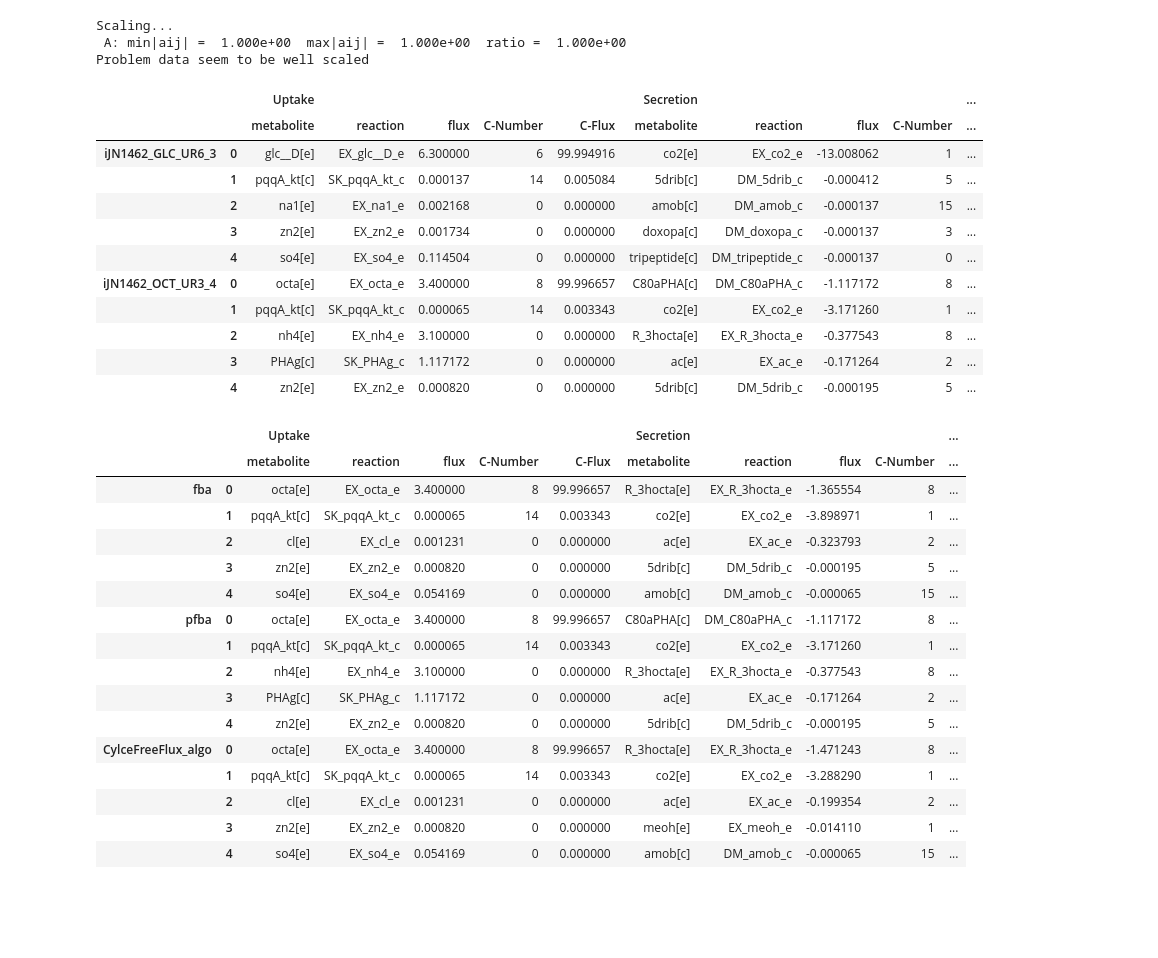
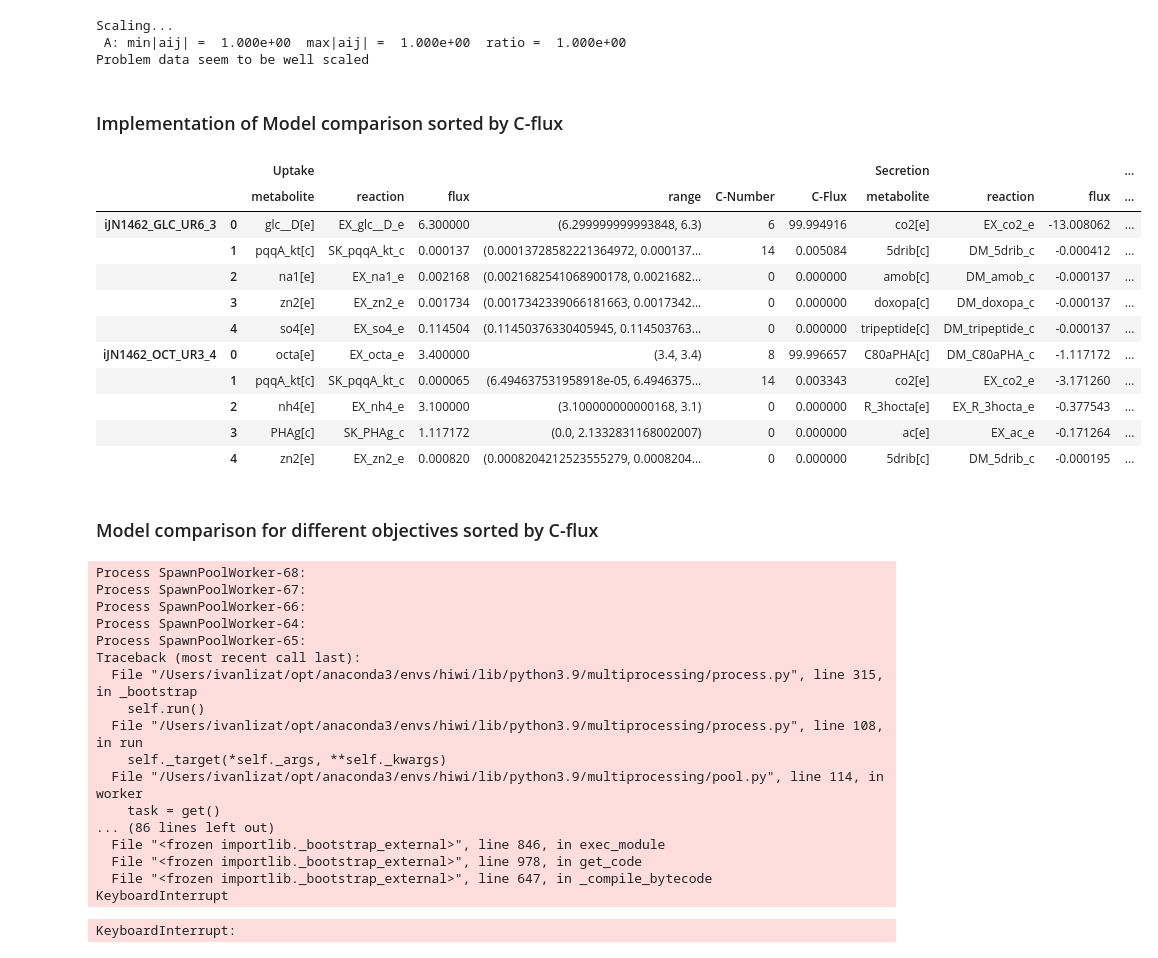
Before and after one commit to lizat-i/PseudomonasPutidaCobraPy, a Jupyter notebook: main.ipynb, the cells around one changed output. Saved outputs shown, nothing was run; the diff lists cells and outputs as text; code cells hidden in the pictures; blank space fills up the shorter version.

```diff
--- a/main.ipynb
+++ b/main.ipynb
@@ -20,23 +20,23 @@ if 'modelDict' not in locals():
 Scaling...
  A: min|aij| =  1.000e+00  max|aij| =  1.000e+00  ratio =  1.000e+00
 Problem data seem to be well scaled
+# %% [markdown]
+### Implementation of Model comparison sorted by C-flux
 # %%
 if 'glc_oct_comp'  not in locals():
     glc_oct_comp = ext.ModelComparison(modelDict=modelDict)
 
-
-
-glc_oct_comp.multiModellSummary(sortKrit='C-Flux')
+glc_oct_comp.multiModellSummary(sortKrit='C-Flux',fvaDIr=.99)
 # %% [output]
-|  |  | Uptake |  |  |  |  | Secretion |  |  |  | ... |
-|  |  | metabolite | reaction | flux | C-Number | C-Flux | metabolite | reaction | flux | C-Number | ... |
-| iJN1462_GLC_UR6_3 | 0 | glc__D[e] | EX_glc__D_e | 6.300000 | 6 | 99.994916 | co2[e] | EX_co2_e | -13.008062 | 1 | ... |
-|  | 1 | pqqA_kt[c] | SK_pqqA_kt_c | 0.000137 | 14 | 0.005084 | 5drib[c] | DM_5drib_c | -0.000412 | 5 | ... |
-|  | 2 | na1[e] | EX_na1_e | 0.002168 | 0 | 0.000000 | amob[c] | DM_amob_c | -0.000137 | 15 | ... |
-|  | 3 | zn2[e] | EX_zn2_e | 0.001734 | 0 | 0.000000 | doxopa[c] | DM_doxopa_c | -0.000137 | 3 | ... |
-|  | 4 | so4[e] | EX_so4_e | 0.114504 | 0 | 0.000000 | tripeptide[c] | DM_tripeptide_c | -0.000137 | 0 | ... |
-| iJN1462_OCT_UR3_4 | 0 | octa[e] | EX_octa_e | 3.400000 | 8 | 99.996657 | C80aPHA[c] | DM_C80aPHA_c | -1.117172 | 8 | ... |
-|  | 1 | pqqA_kt[c] | SK_pqqA_kt_c | 0.000065 | 14 | 0.003343 | co2[e] | EX_co2_e | -3.171260 | 1 | ... |
-|  | 2 | nh4[e] | EX_nh4_e | 3.100000 | 0 | 0.000000 | R_3hocta[e] | EX_R_3hocta_e | -0.377543 | 8 | ... |
-|  | 3 | PHAg[c] | SK_PHAg_c | 1.117172 | 0 | 0.000000 | ac[e] | EX_ac_e | -0.171264 | 2 | ... |
-|  | 4 | zn2[e] | EX_zn2_e | 0.000820 | 0 | 0.000000 | 5drib[c] | DM_5drib_c | -0.000195 | 5 | ... |
+|  |  | Uptake |  |  |  |  |  | Secretion |  |  | ... |
+|  |  | metabolite | reaction | flux | range | C-Number | C-Flux | metabolite | reaction | flux | ... |
+| iJN1462_GLC_UR6_3 | 0 | glc__D[e] | EX_glc__D_e | 6.300000 | (6.299999999993848, 6.3) | 6 | 99.994916 | co2[e] | EX_co2_e | -13.008062 | ... |
+|  | 1 | pqqA_kt[c] | SK_pqqA_kt_c | 0.000137 | (0.00013728582221364972, 0.000137... | 14 | 0.005084 | 5drib[c] | DM_5drib_c | -0.000412 | ... |
+|  | 2 | na1[e] | EX_na1_e | 0.002168 | (0.0021682541068900178, 0.0021682... | 0 | 0.000000 | amob[c] | DM_amob_c | -0.000137 | ... |
+|  | 3 | zn2[e] | EX_zn2_e | 0.001734 | (0.0017342339066181663, 0.0017342... | 0 | 0.000000 | doxopa[c] | DM_doxopa_c | -0.000137 | ... |
+|  | 4 | so4[e] | EX_so4_e | 0.114504 | (0.11450376330405945, 0.114503763... | 0 | 0.000000 | tripeptide[c] | DM_tripeptide_c | -0.000137 | ... |
+| iJN1462_OCT_UR3_4 | 0 | octa[e] | EX_octa_e | 3.400000 | (3.4, 3.4) | 8 | 99.996657 | C80aPHA[c] | DM_C80aPHA_c | -1.117172 | ... |
+|  | 1 | pqqA_kt[c] | SK_pqqA_kt_c | 0.000065 | (6.494637531958918e-05, 6.4946375... | 14 | 0.003343 | co2[e] | EX_co2_e | -3.171260 | ... |
+|  | 2 | nh4[e] | EX_nh4_e | 3.100000 | (3.100000000000168, 3.1) | 0 | 0.000000 | R_3hocta[e] | EX_R_3hocta_e | -0.377543 | ... |
+|  | 3 | PHAg[c] | SK_PHAg_c | 1.117172 | (0.0, 2.1332831168002007) | 0 | 0.000000 | ac[e] | EX_ac_e | -0.171264 | ... |
+|  | 4 | zn2[e] | EX_zn2_e | 0.000820 | (0.0008204212523555279, 0.0008204... | 0 | 0.000000 | 5drib[c] | DM_5drib_c | -0.000195 | ... |
@@ -55,0 +43,2 @@ single_Model_comp = ext.ModelComparison(modelDict=modelDict)
+# %% [markdown]
+### Model comparison for different objectives sorted by C-flux
@@ -56,27 +76,28 @@ single_Model_comp = ext.ModelComparison(modelDict=modelDict)
 # %%
 # Comment an Franzi, wenn summary Methode aufgerufen wir, wird automatisch pFBA ausgeführt daher untershiede im ergebniss
 # zwischen fba und pfba, kurzum: gba result liefert gar keine DM_80aPHA_c
-# fba -->       Maximierung der Zielfunktion, thats it
+# fba -->       Maximierung der Zielfunktion, thats ix
 # pfba -->      Maximierung der Zielfunktion, und minimierung der Summe aller Flüsse
 # geometric --> Geometric FBA finds a unique optimal flux distribution which is central to the range of possible fluxes.
 # pfba --> Maximierung der Zielfunktion, und minimierung der Summe aller Flüsse
 
-single_Model_comp.singleModellSummary(solutionDict)
+single_Model_comp.singleModellSummary(solutionDict,nrRea=3,sortKrit='C-Flux')
 # %% [output]
-|  |  | Uptake |  |  |  |  | Secretion |  |  |  | ... |
-|  |  | metabolite | reaction | flux | C-Number | C-Flux | metabolite | reaction | flux | C-Number | ... |
-| fba | 0 | octa[e] | EX_octa_e | 3.400000 | 8 | 99.996657 | R_3hocta[e] | EX_R_3hocta_e | -1.365554 | 8 | ... |
-|  | 1 | pqqA_kt[c] | SK_pqqA_kt_c | 0.000065 | 14 | 0.003343 | co2[e] | EX_co2_e | -3.898971 | 1 | ... |
-|  | 2 | cl[e] | EX_cl_e | 0.001231 | 0 | 0.000000 | ac[e] | EX_ac_e | -0.323793 | 2 | ... |
-|  | 3 | zn2[e] | EX_zn2_e | 0.000820 | 0 | 0.000000 | 5drib[c] | DM_5drib_c | -0.000195 | 5 | ... |
-|  | 4 | so4[e] | EX_so4_e | 0.054169 | 0 | 0.000000 | amob[c] | DM_amob_c | -0.000065 | 15 | ... |
-| pfba | 0 | octa[e] | EX_octa_e | 3.400000 | 8 | 99.996657 | C80aPHA[c] | DM_C80aPHA_c | -1.117172 | 8 | ... |
-|  | 1 | pqqA_kt[c] | SK_pqqA_kt_c | 0.000065 | 14 | 0.003343 | co2[e] | EX_co2_e | -3.171260 | 1 | ... |
-|  | 2 | nh4[e] | EX_nh4_e | 3.100000 | 0 | 0.000000 | R_3hocta[e] | EX_R_3hocta_e | -0.377543 | 8 | ... |
-|  | 3 | PHAg[c] | SK_PHAg_c | 1.117172 | 0 | 0.000000 | ac[e] | EX_ac_e | -0.171264 | 2 | ... |
-|  | 4 | zn2[e] | EX_zn2_e | 0.000820 | 0 | 0.000000 | 5drib[c] | DM_5drib_c | -0.000195 | 5 | ... |
-| CylceFreeFlux_algo | 0 | octa[e] | EX_octa_e | 3.400000 | 8 | 99.996657 | R_3hocta[e] | EX_R_3hocta_e | -1.471243 | 8 | ... |
-|  | 1 | pqqA_kt[c] | SK_pqqA_kt_c | 0.000065 | 14 | 0.003343 | co2[e] | EX_co2_e | -3.288290 | 1 | ... |
-|  | 2 | cl[e] | EX_cl_e | 0.001231 | 0 | 0.000000 | ac[e] | EX_ac_e | -0.199354 | 2 | ... |
-|  | 3 | zn2[e] | EX_zn2_e | 0.000820 | 0 | 0.000000 | meoh[e] | EX_meoh_e | -0.014110 | 1 | ... |
-|  | 4 | so4[e] | EX_so4_e | 0.054169 | 0 | 0.000000 | amob[c] | DM_amob_c | -0.000065 | 15 | ... |
+Process SpawnPoolWorker-68:
+Process SpawnPoolWorker-67:
+Process SpawnPoolWorker-66:
+Process SpawnPoolWorker-64:
+Process SpawnPoolWorker-65:
+Traceback (most recent call last):
+  File "/Users/ivanlizat/opt/anaconda3/envs/hiwi/lib/python3.9/multiprocessing/process.py", line 315, in _bootstrap
+    self.run()
+  File "/Users/ivanlizat/opt/anaconda3/envs/hiwi/lib/python3.9/multiprocessing/process.py", line 108, in run
+    self._target(*self._args, **self._kwargs)
+  File "/Users/ivanlizat/opt/anaconda3/envs/hiwi/lib/python3.9/multiprocessing/pool.py", line 114, in worker
+    task = get()
+... (86 lines left out)
+  File "<frozen importlib._bootstrap_external>", line 846, in exec_module
+  File "<frozen importlib._bootstrap_external>", line 978, in get_code
+  File "<frozen importlib._bootstrap_external>", line 647, in _compile_bytecode
+KeyboardInterrupt
+KeyboardInterrupt:
```
Also changed, not shown: parts of 5 cells of this notebook, 14 other files.
